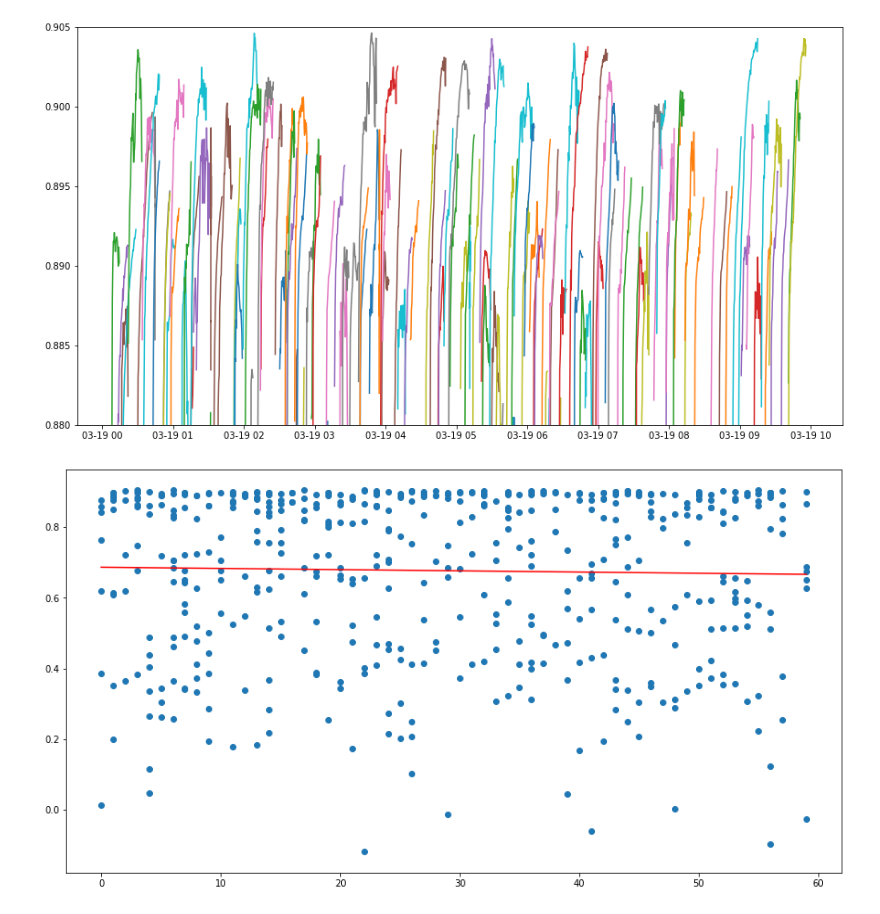
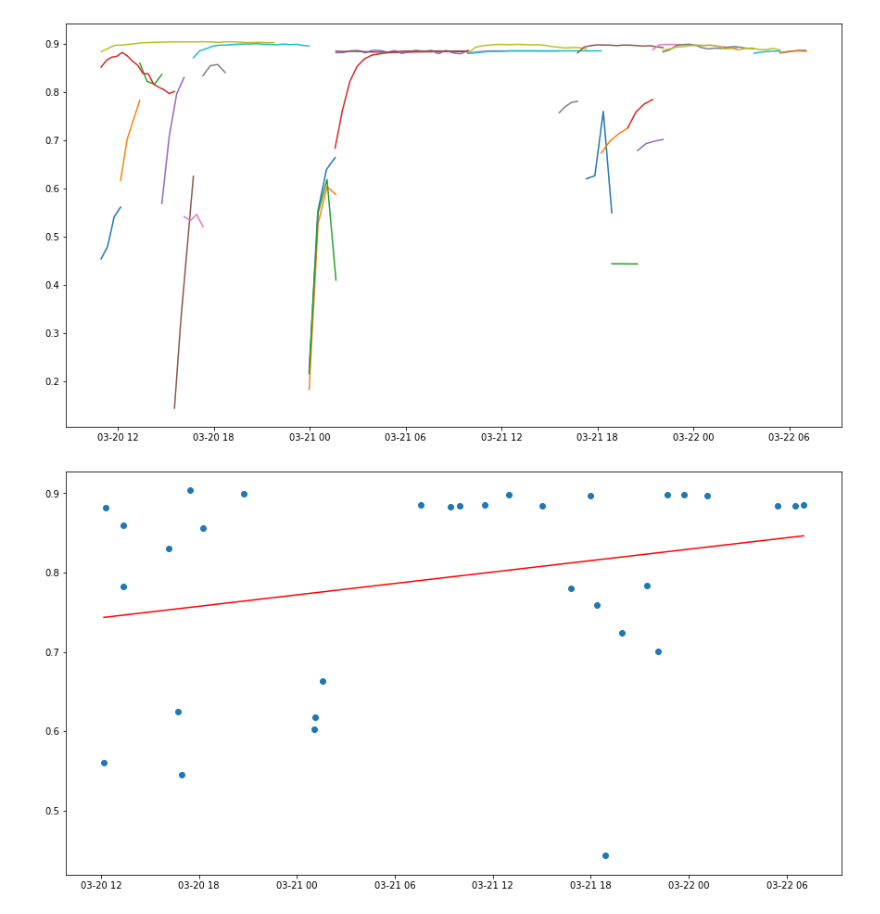
Before and after one commit to ab-transformer/transformer, a Jupyter notebook: hyperopt_optimize_result.ipynb, the cells around one changed output. Saved outputs shown, nothing was run; the diff lists cells and outputs as text; code cells hidden in the pictures.

```diff
--- a/hyperopt_optimize_result.ipynb
+++ b/hyperopt_optimize_result.ipynb
@@ -11,7 +11,7 @@ import mutils
 # %%
 comet_api = comet_ml.api.API()
 # %%
-exps = comet_api.get("transformer/lonly-asha-500")
+exps = comet_api.get("transformer/asha-bayes-bs4")
 # %%
 errors = []
 all_dfs = {}
@@ -38,23 +37,27 @@ len(dfs)
 plt.rcParams["figure.figsize"] = (15,8)
 for df in dfs.values():
     plt.plot(df['dt'], df['valid_1mae'])
-plt.ylim(0.88, 0.905)
+# plt.ylim(0.88, 0.905)
 plt.show()
 # %% [output]
-[figure, old version]
+[figure, new version]
 # %%
 maes = []
+dt_stamps = []
 dts = []
-for df in dfs.values():
+for k, df in dfs.items():
     i = df['valid_1mae'].argmax()
     maes.append(df['valid_1mae'].iloc[i])
-    dts.append(df['dt'].iloc[i].second)
+    dt_stamps.append(df['dt'].iloc[i].timestamp())
+    dts.append(df['dt'].iloc[i])
 # %%
-x = dts
+x = dt_stamps
 y = maes
-plt.scatter(x, y)
-plt.plot(np.unique(x), np.poly1d(np.polyfit(x, y, 1))(np.unique(x)), color='r')
+df = pd.DataFrame({'x': np.unique(dts), 'y': np.poly1d(np.polyfit(x, y, 1))(np.unique(x))})
+plt.plot(df['x'], df['y'], color='r')
+df = pd.DataFrame({'dt': dts, 'valid_1mae': maes})
+plt.scatter(df['dt'], df['valid_1mae'])
 # plt.ylim(0.88, 0.905)
 plt.show()
 # %% [output]
-[figure, old version]
+[figure, new version]
```
Also changed, not shown: parts of 6 cells of this notebook, 4 other files.
